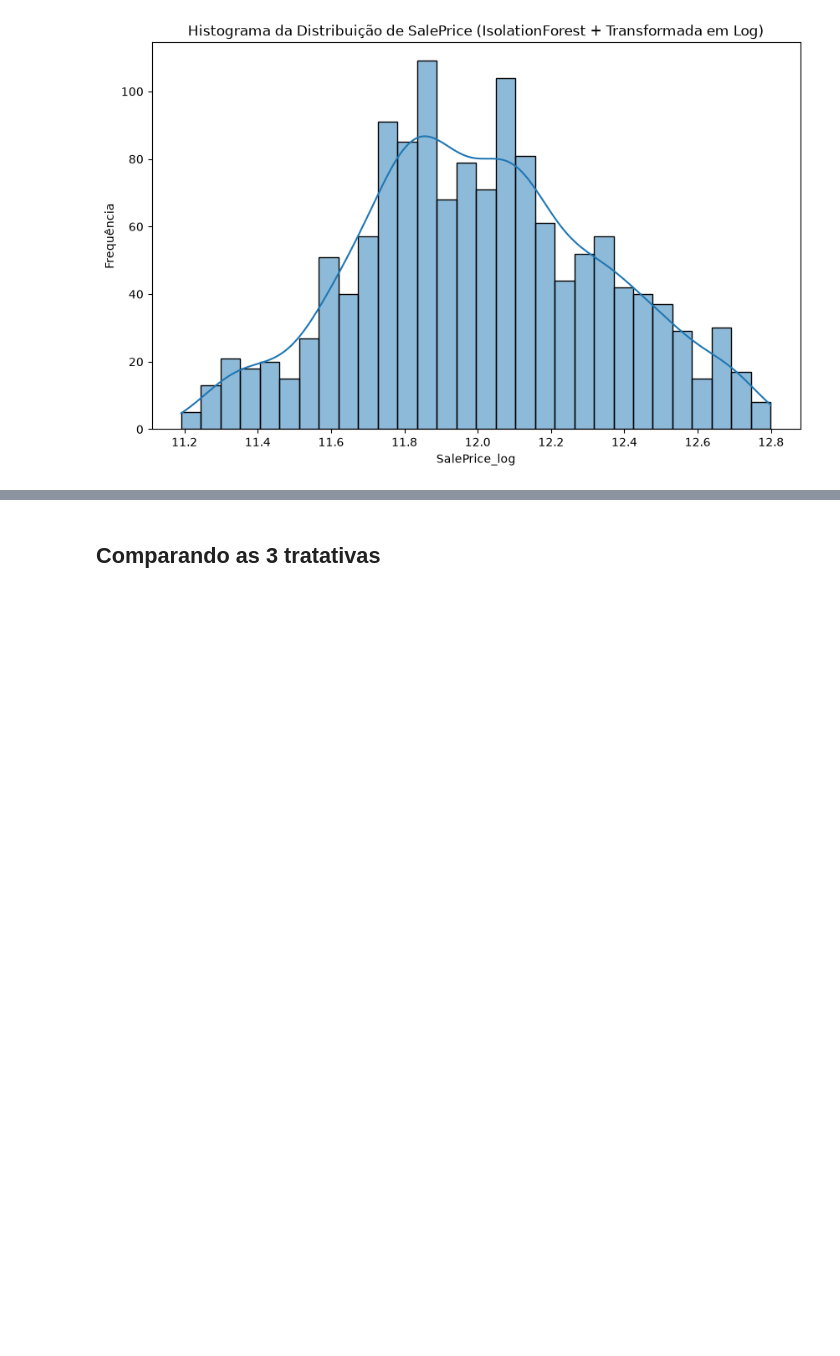
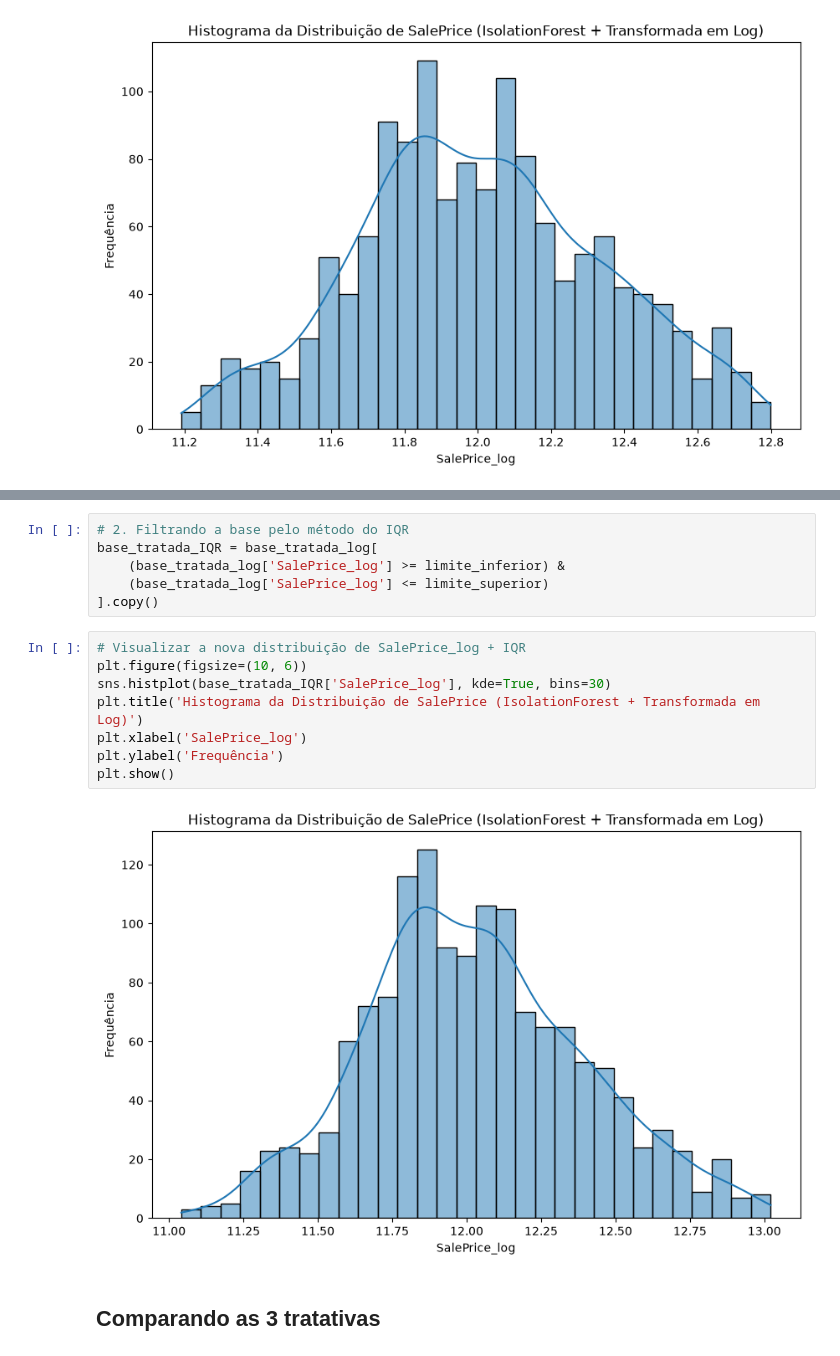
Before and after one commit to LucasRodriguesDeFreitas/house-prices-ml, a Jupyter notebook: notebooks/01_eda.ipynb, the cells around one changed output, grey strips where cells are left out. Drawn from its saved outputs; the diff is of its cells as text; blank space fills up the shorter version.

```diff
--- a/notebooks/01_eda.ipynb
+++ b/notebooks/01_eda.ipynb
@@ -283,2 +293,18 @@ plt.show()
+# %%
+# 2. Filtrando a base pelo método do IQR
+base_tratada_IQR = base_tratada_log[
+    (base_tratada_log['SalePrice_log'] >= limite_inferior) &
+    (base_tratada_log['SalePrice_log'] <= limite_superior)
+].copy()
+# %%
+# Visualizar a nova distribuição de SalePrice_log + IQR
+plt.figure(figsize=(10, 6))
+sns.histplot(base_tratada_IQR['SalePrice_log'], kde=True, bins=30)
+plt.title('Histograma da Distribuição de SalePrice (IsolationForest + Transformada em Log)')
+plt.xlabel('SalePrice_log')
+plt.ylabel('Frequência')
+plt.show()
+# %% [output]
+[figure, added]
 # %% [markdown]
 ## Comparando as 3 tratativas
```
Also changed, not shown: parts of 10 cells of this notebook, 12 other files.
